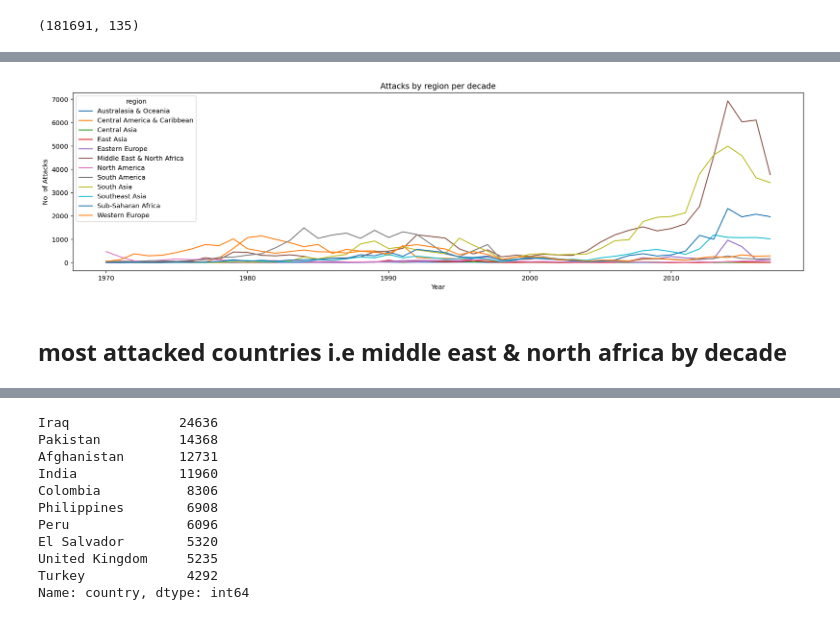
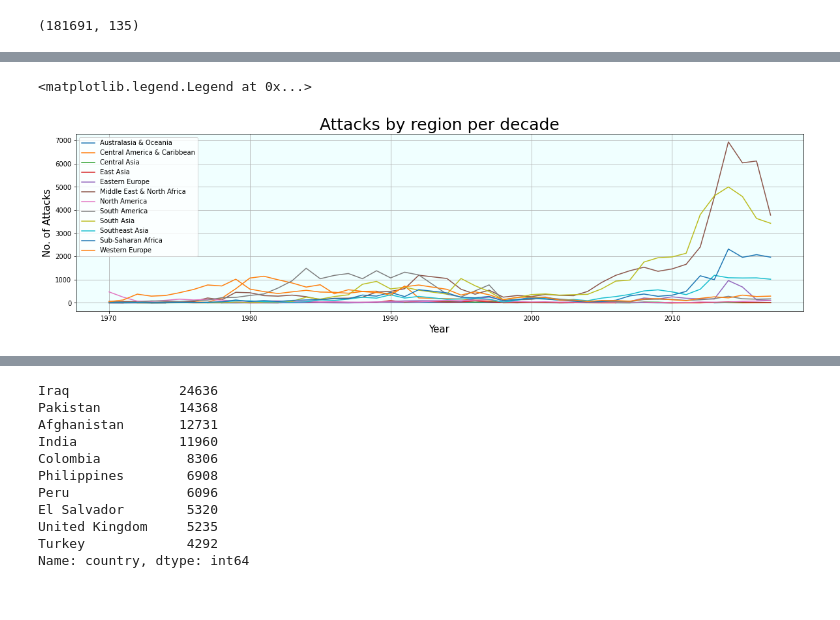
Before and after one commit to sainirajesh17/Global_Terrorism_Analysis_EDA, a Jupyter notebook: Global_Terrorism_Analysis_Capstone_Project.ipynb, the cells around one changed output, grey strips where cells are left out. Cells and saved outputs as stored; diff of their text form; code cells hidden in the pictures.

```diff
--- a/Global_Terrorism_Analysis_Capstone_Project.ipynb
+++ b/Global_Terrorism_Analysis_Capstone_Project.ipynb
@@ -24,5 +28,5 @@ Mounted at /content/drive
 # %%
 # Importing the required data from the drive
 
-file_path = "/content/drive/MyDrive/Capstone project/Global_Terrorism_Data (1).csv"
+file_path = "/content/drive/MyDrive/EDA - Global Terrorism Analysis/Global Terrorism Data.csv"
 terrorism_data = pd.read_csv(file_path, encoding='ISO-8859-1')
@@ -152,12 +213,19 @@ attacks_per_year
 # %%
-attacks_per_year.plot()
+# Plotting the Multiline Chart (subplot by decade)
+attacks_per_year.plot(grid = True).patch.set_facecolor('#f0ffff')
 
-plt.title('Attacks by region per decade')
-plt.ylabel('No. of Attacks')
-plt.xlabel('Year')
+# Set a title of the chart.
+plt.title('Attacks by region per decade', fontsize = 25)
 
+# Set the x and y axis labels
+plt.ylabel('No. of Attacks', fontsize = 15)
+plt.xlabel('Year', fontsize = 15)
+
+# Setting the figure size
 plt.rcParams['figure.figsize'] = (20, 5)
+
+# show a legend on the plot
+plt.legend()
 # %% [output]
+<matplotlib.legend.Legend at 0x...>
-[figure, old version]
+[figure, new version]
-# %% [markdown]
-## <b> most attacked countries i.e middle east &  north africa by decade
```
Also changed, not shown: parts of 79 cells of this notebook.
